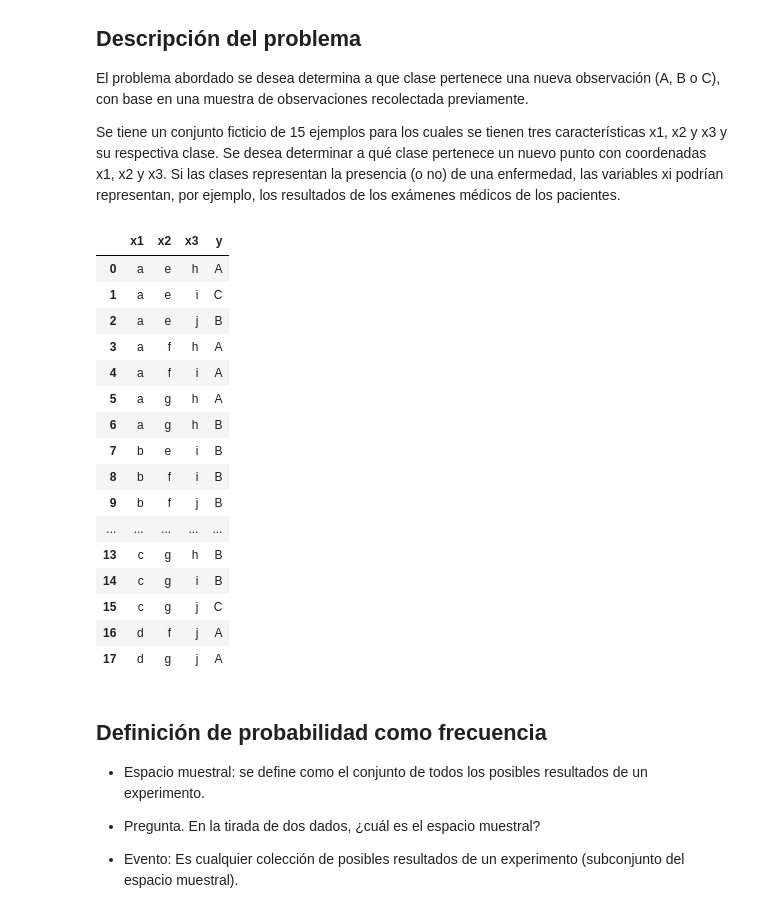
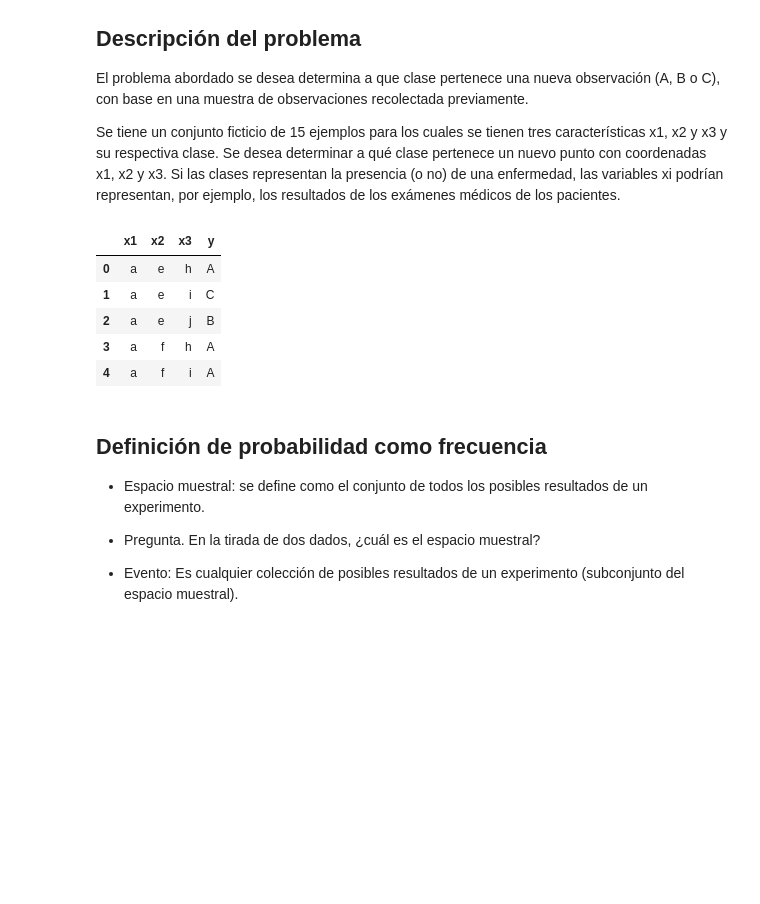
Before and after one commit to oecorrechag/Analitica-predictiva-course, a Jupyter notebook: notebooks/02_seccion/2.0.0 Fundamentos de estadística/2.2.1 Definición de probabilidad y sus aplicaciones.ipynb, the cells around one changed output. Drawn from its saved outputs; the diff is of its cells as text; code cells hidden in the pictures; blank space fills up the shorter version.

```diff
--- a/notebooks/02_seccion/2.0.0 Fundamentos de estadística/2.2.1 Definición de probabilidad y sus aplicaciones.ipynb
+++ b/notebooks/02_seccion/2.0.0 Fundamentos de estadística/2.2.1 Definición de probabilidad y sus aplicaciones.ipynb
@@ -25,25 +23,35 @@ El problema abordado se desea determina a que clase pertenece una nueva observac
 
 Se tiene un conjunto ficticio de 15 ejemplos para los cuales se tienen tres características x1, x2 y x3 y su respectiva clase. Se desea determinar a qué clase pertenece un nuevo punto con coordenadas x1, x2 y x3. Si las clases representan la presencia (o no) de una enfermedad, las variables xi podrían representan, por ejemplo, los resultados de los exámenes médicos de los pacientes.
 # %%
-df
+data_list = [("a","e","h","A"),
+             ("a","e","i","C"),
+             ("a","e","j","B"),
+             ("a","f","h","A"),
+             ("a","f","i","A"),
+             ("a","g","h","A"),
+             ("a","g","h","B"),
+             ("b","e","i","B"),
+             ("b","f","i","B"),
+             ("b","f","j","B"),
+             ("b","g","j","C"),
+             ("c","e","i","C"),
+             ("c","f","j","C"),
+             ("c","g","h","B"),
+             ("c","g","i","B"),
+             ("c","g","j","C"),
+             ("d","f","j","A"),
+             ("d","g","j","A")
+            ]
+list_name = ["x1","x2","x3","y"]
+df = pd.DataFrame(data_list, columns=list_name)
+df.head()
 # %% [output]
 |  | x1 | x2 | x3 | y |
 | 0 | a | e | h | A |
 | 1 | a | e | i | C |
 | 2 | a | e | j | B |
 | 3 | a | f | h | A |
 | 4 | a | f | i | A |
-| 5 | a | g | h | A |
-| 6 | a | g | h | B |
-| 7 | b | e | i | B |
-| 8 | b | f | i | B |
-| 9 | b | f | j | B |
-| ... | ... | ... | ... | ... |
-| 13 | c | g | h | B |
-| 14 | c | g | i | B |
-| 15 | c | g | j | C |
-| 16 | d | f | j | A |
-| 17 | d | g | j | A |
 # %% [markdown]
 ## Definición de probabilidad como frecuencia
 
```
Also changed, not shown: parts of 11 cells of this notebook, 4 other files.
